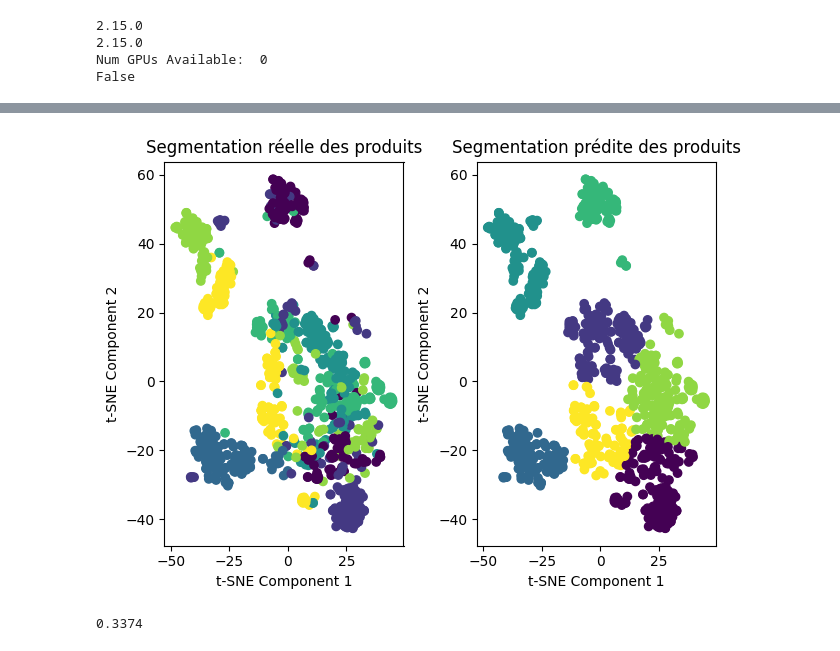
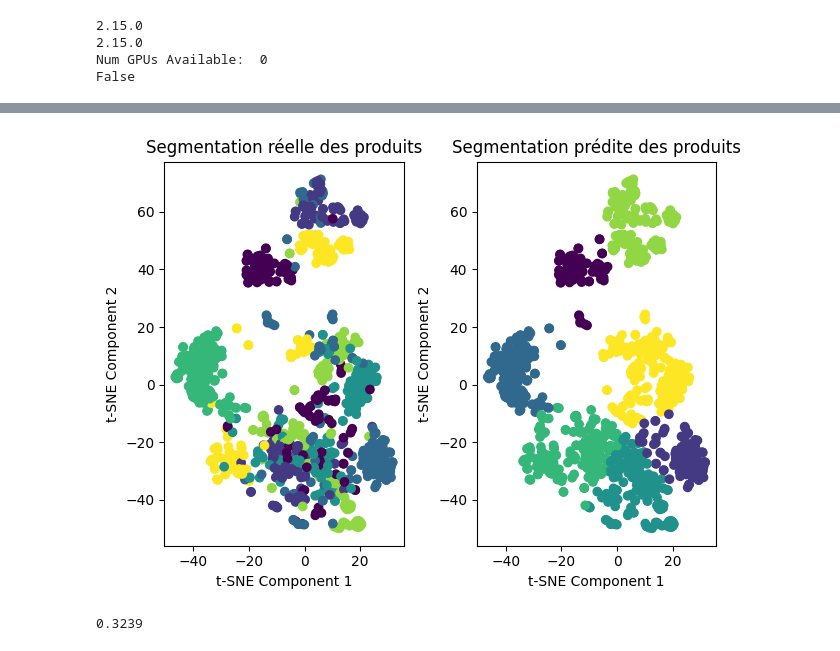
Before and after one commit to HaDock404/AutomatedClassification, a Jupyter notebook: Notebook/2.10.BERT.ipynb, the cells around one changed output, grey strips where cells are left out. Saved outputs shown, nothing was run; the diff lists cells and outputs as text; code cells hidden in the pictures.

```diff
--- a/Notebook/2.10.BERT.ipynb
+++ b/Notebook/2.10.BERT.ipynb
@@ -18,14 +21,4 @@ import os
 import warnings
 warnings.filterwarnings('ignore')
 # %%
-df = pd.read_csv("../Data/1.normalized_dataset_completed.csv")
+df = pd.read_csv("../Data/1.normalized_dataset_max.csv")
-# %%
-import ast
-
-array_list = df['description_token'].values
-data_list = []
-for item in array_list:
-    data_list.append(ast.literal_eval(item))
-
-df['description_token'] = data_list
-df
@@ -61,7 +42,0 @@ catégories :  ['Kitchen & Dining', 'Baby Care', 'Beauty and Personal Care', 'Co
-# %%
-from nltk.tokenize import word_tokenize
-
-df['words'] = df['words'].astype(str)
-for i in range(len(df['words'])):
-    tokenize_description = word_tokenize(df['words'][i])
-    df['description_token'][i] = tokenize_description
@@ -68,3 +45,11 @@ for i in range(len(df['words'])):
+# %%
+y_cat_num = []
+
+for i in range(len(df)):
+    category = df.iloc[i]['product_category_tree']
+    index_of_category = l_cat.index(category)
+    transformed_value = 1 - index_of_category
+    y_cat_num.append(transformed_value)
 # %%
 import tensorflow as tf
 # import tensorflow_hub as hub
@@ -239,24 +224,24 @@ kmeans = cluster.KMeans(n_clusters=7, n_init=100, random_state=42)
 df_tsne['cluster_predict'] = kmeans.fit_predict(X)
 # %%
 plt.subplot(1, 2, 1)
-plt.scatter(df_tsne['tsne_1'], df_tsne['tsne_2'], c=df_tsne['cluster'], cmap='viridis')
+plt.scatter(df_tsne['tsne_1'], df_tsne['tsne_2'], c=y_cat_num, cmap='viridis')
 plt.xlabel('t-SNE Component 1')
 plt.ylabel('t-SNE Component 2')
 plt.title('Segmentation réelle des produits')
 
 plt.subplot(1, 2, 2)
 plt.scatter(df_tsne['tsne_1'], df_tsne['tsne_2'], c=df_tsne['cluster_predict'], cmap='viridis')
 plt.xlabel('t-SNE Component 1')
 plt.ylabel('t-SNE Component 2')
 plt.title('Segmentation prédite des produits')
 
 plt.tight_layout()
 plt.show()
 # %% [output]
-[figure, old version]
+[figure, new version]
 # %%
 from sklearn import metrics
-ARI = np.round(metrics.adjusted_rand_score(df_tsne['cluster'], kmeans.labels_),4)
+ARI = np.round(metrics.adjusted_rand_score(y_cat_num, kmeans.labels_),4)
 ARI
 # %% [output]
-0.3374
+0.3239
```
Also changed, not shown: parts of 7 cells of this notebook, 6 other files.
